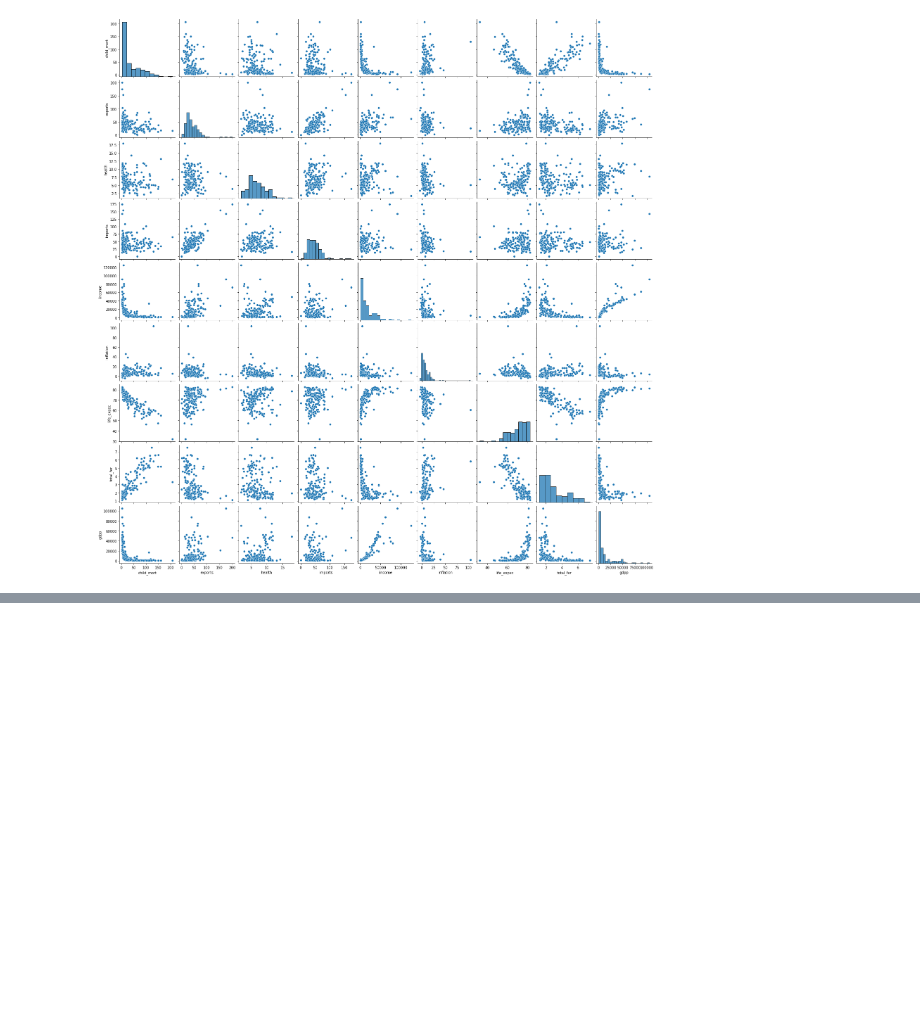
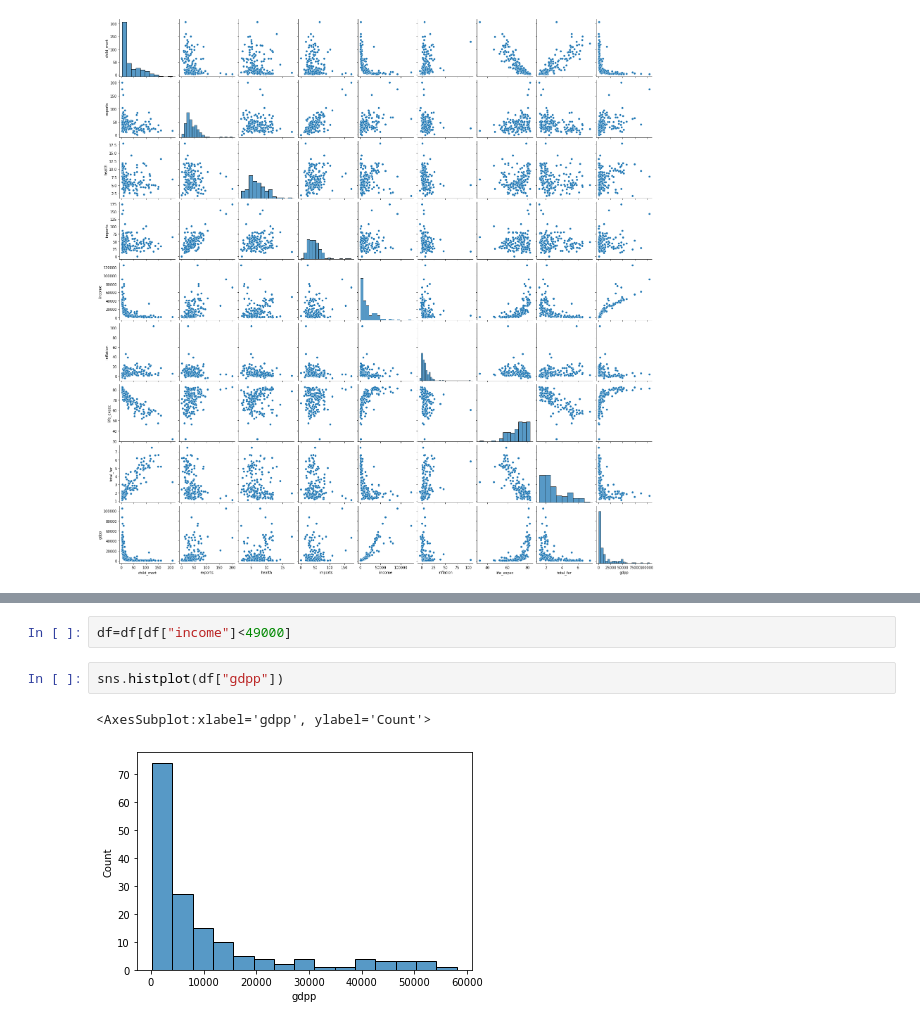
Before and after one commit to MahyarFardin/Sikit-Learn, a Jupyter notebook: Unsupervised-Learning/New folder/Untitled.ipynb, the cells around one changed output, grey strips where cells are left out. Drawn from its saved outputs; the diff is of its cells as text; blank space fills up the shorter version.

```diff
--- a/Unsupervised-Learning/New folder/Untitled.ipynb
+++ b/Unsupervised-Learning/New folder/Untitled.ipynb
@@ -87,0 +89,7 @@ KeyboardInterrupt:
+# %%
+df=df[df["income"]<49000]
+# %%
+sns.histplot(df["gdpp"])
+# %% [output]
+<AxesSubplot:xlabel='gdpp', ylabel='Count'>
+[figure, added]
```
Also changed, not shown: parts of 24 cells of this notebook, 1 other file.
